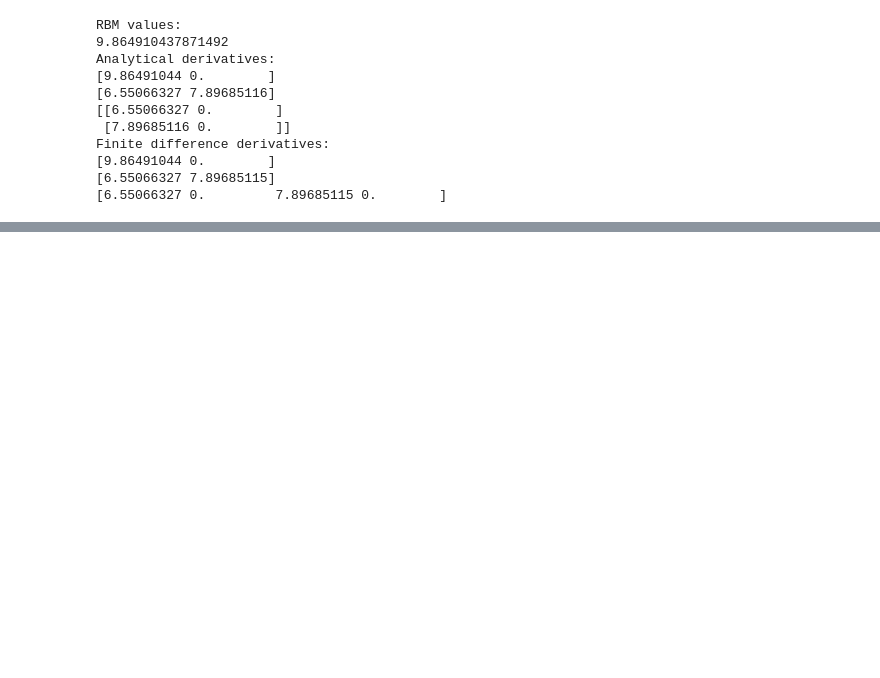
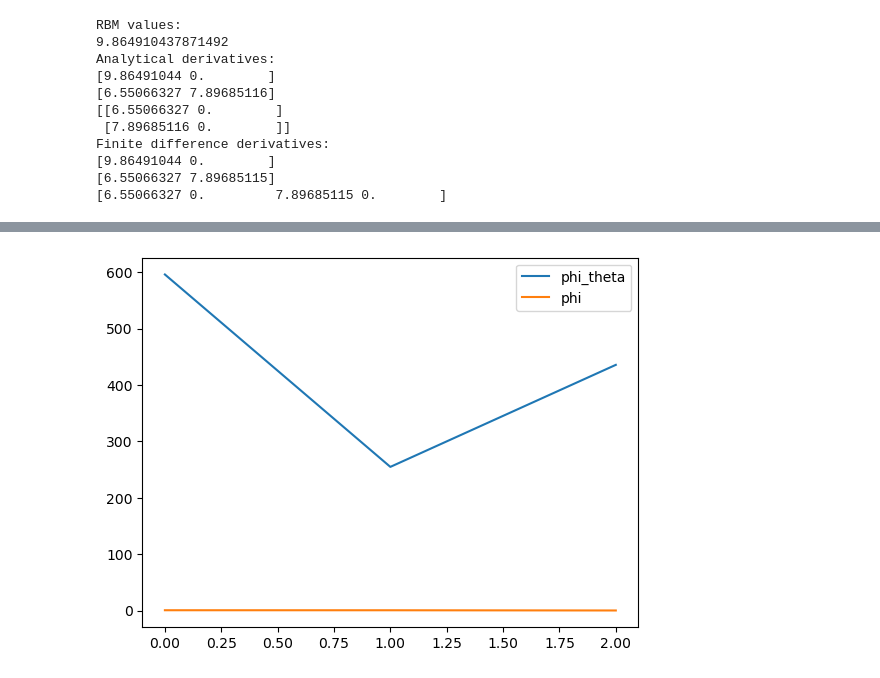
Before and after one commit to Ultiminati/variationalwavefunction, a Jupyter notebook: main.ipynb, the cells around one changed output, grey strips where cells are left out. Cells and saved outputs as stored; diff of their text form; code cells hidden in the pictures; blank space fills up the shorter version.

```diff
--- a/main.ipynb
+++ b/main.ipynb
@@ -100,7 +102,15 @@ def loss(theta, s):
+# %%
+def diff_loss(phi, theta, N):
+    magnitude = np.sum([rbm_phi_theta(np.eye(N)[j], theta) for j in range(N)])
+    d = 0
+    for i in range(N):
+        si = np.eye(N)[i]
+        derivativetimesphi = np.sum([rbm_phi_theta(np.eye(N)[j], theta)**2*o_der_theta(np.eye(N)[j], theta) for j in range(N)])
+        d += (phi[i] - rbm_phi_theta(si, theta)/magnitude) * (o_der_theta(si, theta)*rbm_phi_theta(si, theta)/magnitude - rbm_phi_theta(si, theta)/magnitude**3 * derivativetimesphi)
+    return d
 # %%
-
-
-def gradian_descent(s, theta, learning_rate, max_iter):
+def gradient_descent(s, theta, phi, learning_rate, max_iter):
     for i in range(max_iter):
-        theta -= learning_rate * o_der_theta(s, theta)
+        theta += learning_rate * diff_loss(phi, theta, len(s))
+        print("Loss:", loss(phi, theta, len(s)))
     return theta
@@ -108,0 +117,13 @@ ValueError: setting an array element with a sequence. The requested array has an
+# %%
+N, M = 3, 7
+
+phi, random_a, random_b, random_W = create_random_state(N, M)
+random_theta = np.concatenate([random_a, random_b, random_W.flatten()])
+print(len(random_theta))
+print("Initial loss:", loss(phi, random_theta, N))
+print("Initial random theta:", random_theta)
+print("Initial random phi:", phi)
+print("Gradient descent:")
+new_theta = gradient_descent(phi, random_theta, random_theta, 0.001, 1000)
+print("Final loss:", loss(phi, new_theta, N))
+print("Final theta:", new_theta)
@@ -108,0 +148,17 @@ ValueError: setting an array element with a sequence. The requested array has an
+# %%
+# Plot phi and phi_theta
+
+import matplotlib.pyplot as plt
+
+def plot_phi_theta(phi, theta, N):
+    x = np.linspace(0, N-1, N)
+    y = [rbm_phi_theta(np.eye(N)[i], theta) for i in range(N)]
+    plt.plot(x, y, label="phi_theta")
+    y = [phi[i] for i in range(N)]
+    plt.plot(x, y, label="phi")
+    plt.legend()
+    plt.show()
+
+plot_phi_theta(phi, new_theta, N)
+# %% [output]
+[figure, added]
```
Also changed, not shown: parts of 6 cells of this notebook.
